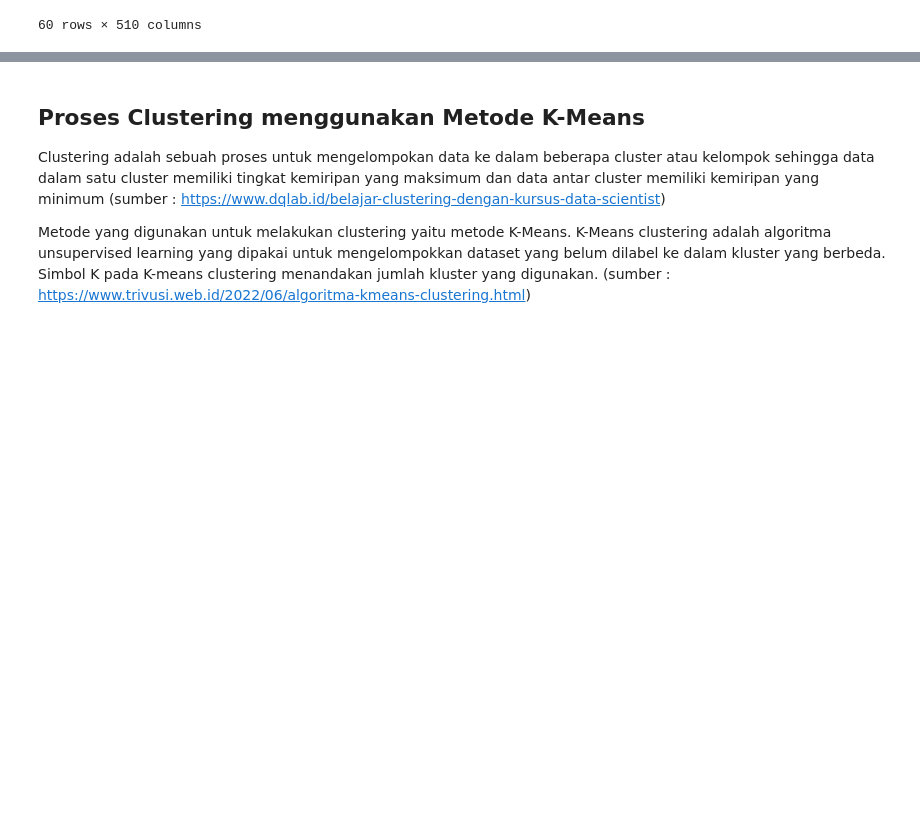
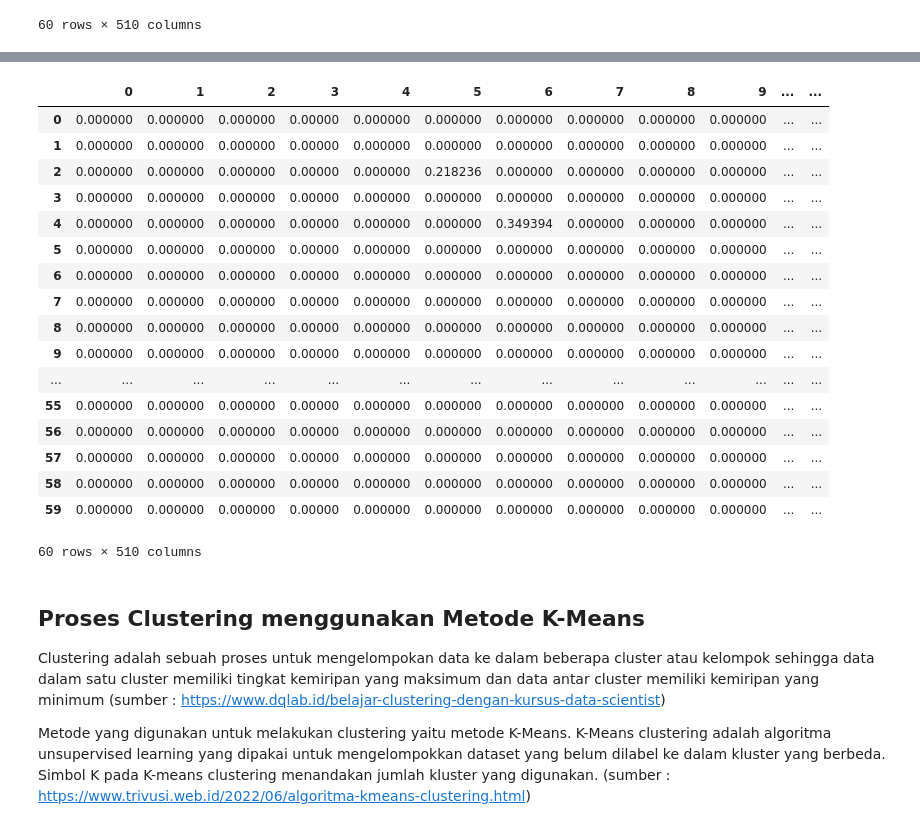
Before and after one commit to azrielakbar/webmining, a Jupyter notebook: _sources/notebooks.ipynb, the cells around one changed output, grey strips where cells are left out. Cells and saved outputs as stored; diff of their text form; code cells hidden in the pictures; blank space fills up the shorter version.

```diff
--- a/_sources/notebooks.ipynb
+++ b/_sources/notebooks.ipynb
@@ -472,3 +488,28 @@ dataTF
+# %%
+from sklearn.feature_extraction.text import TfidfTransformer, TfidfVectorizer, CountVectorizer
+DataTFIDF = TfidfVectorizer()
+TFIDF = DataTFIDF.fit_transform(dataTextPre['Tweet']).toarray()
+TFIDF = pd.DataFrame(TFIDF)
+TFIDF
+# %% [output]
+|  | 0 | 1 | 2 | 3 | 4 | 5 | 6 | 7 | 8 | 9 | ... | ... |
+| 0 | 0.000000 | 0.000000 | 0.000000 | 0.00000 | 0.000000 | 0.000000 | 0.000000 | 0.000000 | 0.000000 | 0.000000 | ... | ... |
+| 1 | 0.000000 | 0.000000 | 0.000000 | 0.00000 | 0.000000 | 0.000000 | 0.000000 | 0.000000 | 0.000000 | 0.000000 | ... | ... |
+| 2 | 0.000000 | 0.000000 | 0.000000 | 0.00000 | 0.000000 | 0.218236 | 0.000000 | 0.000000 | 0.000000 | 0.000000 | ... | ... |
+| 3 | 0.000000 | 0.000000 | 0.000000 | 0.00000 | 0.000000 | 0.000000 | 0.000000 | 0.000000 | 0.000000 | 0.000000 | ... | ... |
+| 4 | 0.000000 | 0.000000 | 0.000000 | 0.00000 | 0.000000 | 0.000000 | 0.349394 | 0.000000 | 0.000000 | 0.000000 | ... | ... |
+| 5 | 0.000000 | 0.000000 | 0.000000 | 0.00000 | 0.000000 | 0.000000 | 0.000000 | 0.000000 | 0.000000 | 0.000000 | ... | ... |
+| 6 | 0.000000 | 0.000000 | 0.000000 | 0.00000 | 0.000000 | 0.000000 | 0.000000 | 0.000000 | 0.000000 | 0.000000 | ... | ... |
+| 7 | 0.000000 | 0.000000 | 0.000000 | 0.00000 | 0.000000 | 0.000000 | 0.000000 | 0.000000 | 0.000000 | 0.000000 | ... | ... |
+| 8 | 0.000000 | 0.000000 | 0.000000 | 0.00000 | 0.000000 | 0.000000 | 0.000000 | 0.000000 | 0.000000 | 0.000000 | ... | ... |
+| 9 | 0.000000 | 0.000000 | 0.000000 | 0.00000 | 0.000000 | 0.000000 | 0.000000 | 0.000000 | 0.000000 | 0.000000 | ... | ... |
+| ... | ... | ... | ... | ... | ... | ... | ... | ... | ... | ... | ... | ... |
+| 55 | 0.000000 | 0.000000 | 0.000000 | 0.00000 | 0.000000 | 0.000000 | 0.000000 | 0.000000 | 0.000000 | 0.000000 | ... | ... |
+| 56 | 0.000000 | 0.000000 | 0.000000 | 0.00000 | 0.000000 | 0.000000 | 0.000000 | 0.000000 | 0.000000 | 0.000000 | ... | ... |
+| 57 | 0.000000 | 0.000000 | 0.000000 | 0.00000 | 0.000000 | 0.000000 | 0.000000 | 0.000000 | 0.000000 | 0.000000 | ... | ... |
+| 58 | 0.000000 | 0.000000 | 0.000000 | 0.00000 | 0.000000 | 0.000000 | 0.000000 | 0.000000 | 0.000000 | 0.000000 | ... | ... |
+| 59 | 0.000000 | 0.000000 | 0.000000 | 0.00000 | 0.000000 | 0.000000 | 0.000000 | 0.000000 | 0.000000 | 0.000000 | ... | ... |
+60 rows × 510 columns
 # %% [markdown]
 ## **Proses Clustering menggunakan Metode K-Means**
 Clustering adalah sebuah proses untuk mengelompokan data ke dalam beberapa cluster atau kelompok sehingga data dalam satu cluster memiliki tingkat kemiripan yang maksimum dan data antar cluster memiliki kemiripan yang minimum (sumber : https://www.dqlab.id/belajar-clustering-dengan-kursus-data-scientist)
```
Also changed, not shown: parts of 2 cells of this notebook, 4 other files.
